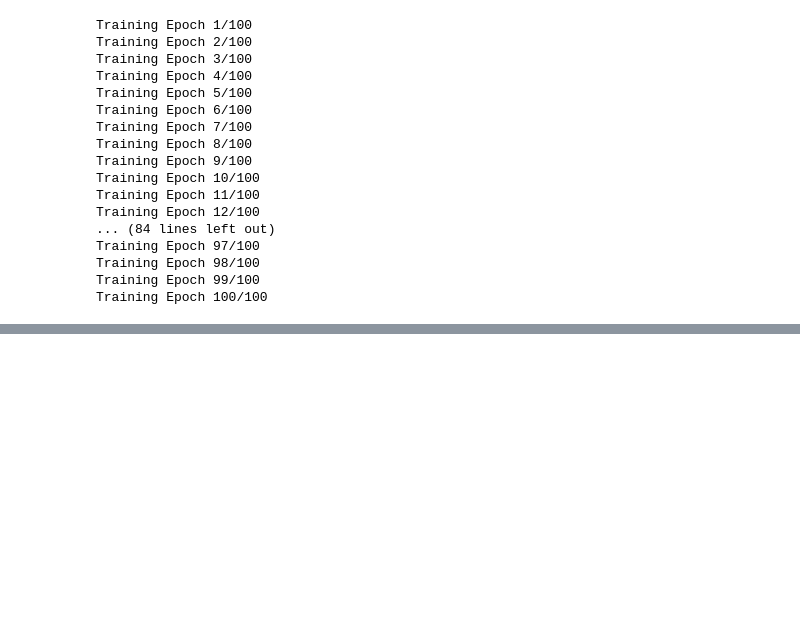
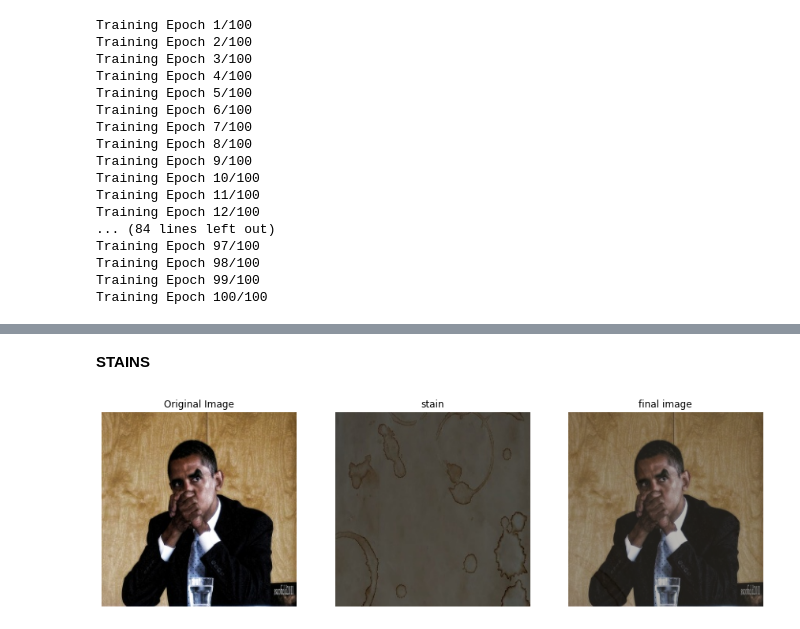
Before and after one commit to malhaar2002/WarpNet, a Jupyter notebook: styleGAN/final_style.ipynb, the cells around one changed output, grey strips where cells are left out. Cells and saved outputs as stored; diff of their text form; code cells hidden in the pictures; blank space fills up the shorter version.

```diff
--- a/styleGAN/final_style.ipynb
+++ b/styleGAN/final_style.ipynb
@@ -232,0 +283,8 @@ Training Epoch 100/100
+# %%
+def preprocess_image(image_path, target_size=(224, 224)):
+    """Load an image and preprocess it for the model."""
+    img = tf.io.read_file(image_path)
+    img = tf.image.decode_image(img, channels=3)
+    img = tf.image.resize(img, target_size)  # Match the model input size
+    img = img / 255.0  # Normalize to [0, 1]
+    return img[tf.newaxis, :]  # Add batch dimension
@@ -232,0 +354,27 @@ Training Epoch 100/100
+# %% [markdown]
+**STAINS**
+# %%
+def plot_images(original, texture, final):
+    fig, axs = plt.subplots(1, 3, figsize=(15, 5))
+
+    # List of images and titles
+    images = [original, texture, final]
+    titles = ['Original Image', 'stain', 'final Image']
+
+    for ax, img, title in zip(axs, images, titles):
+        if isinstance(img, str):
+            img = mpimg.imread(img)
+        ax.imshow(img)
+        ax.set_title(title)
+        ax.axis('off')  # Turn off axis
+
+    plt.show()
+
+# Assuming you have the paths or image arrays
+original_image_path = content_image_path
+texture_image_path = style_image_path
+
+# If you already have these images as PIL images or numpy arrays, directly pass those to the function
+plot_images(original_image_path, texture_image_path, pil_image)
+# %% [output]
+[figure, added]
```
Also changed, not shown: parts of 9 cells of this notebook.
